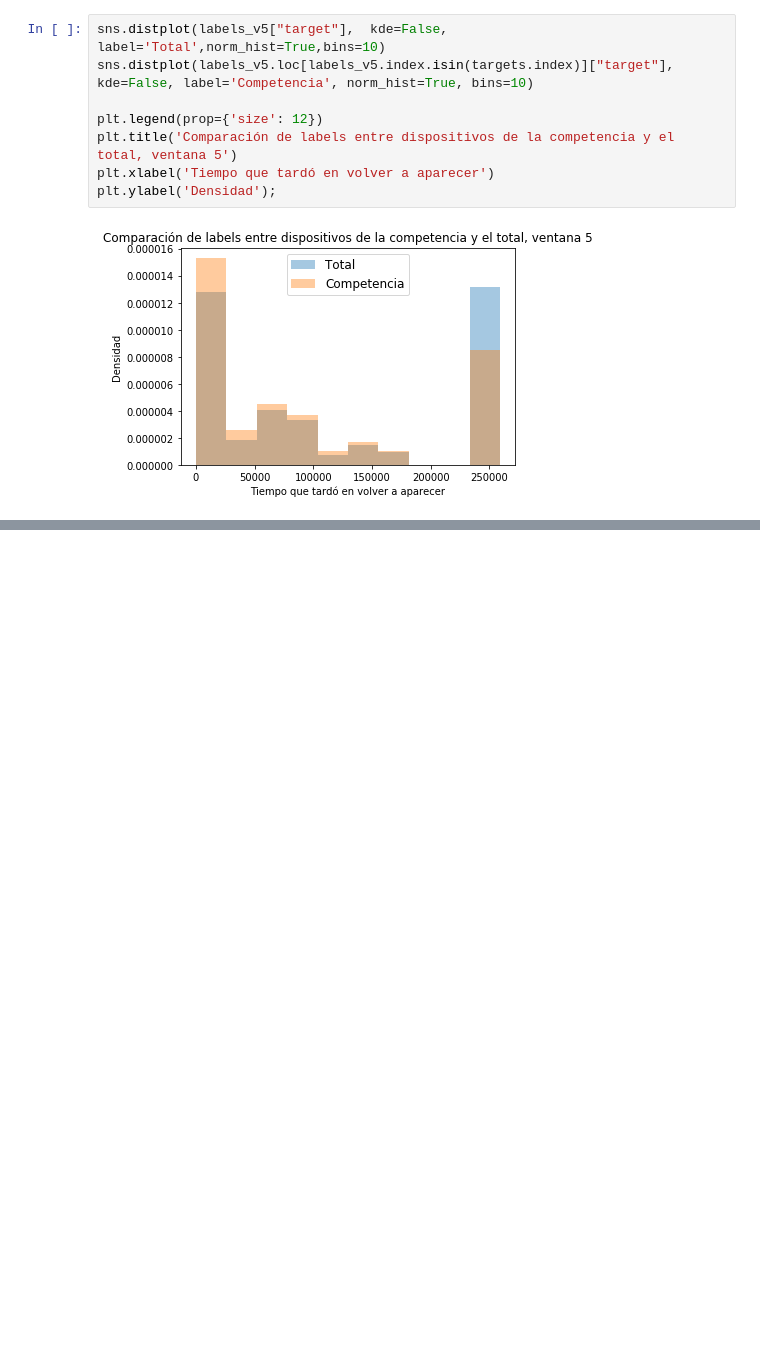
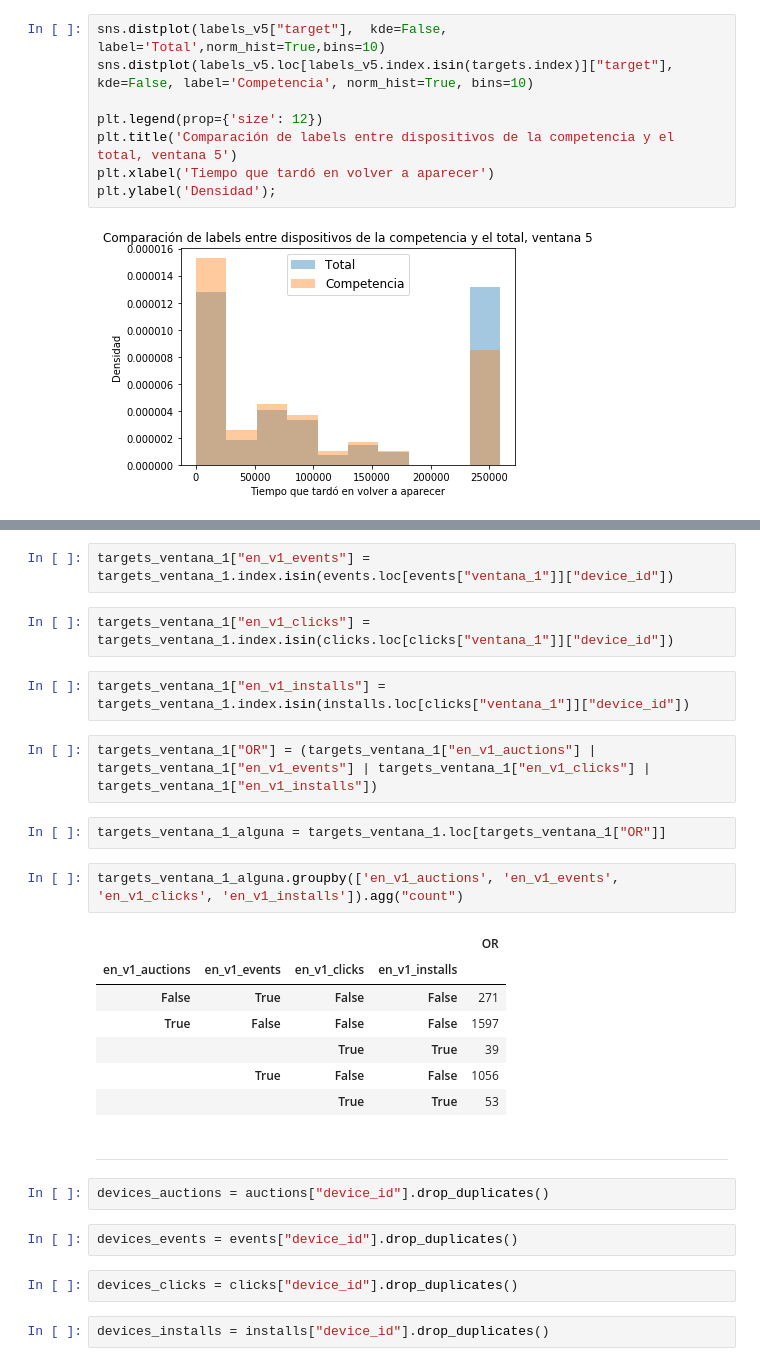
Before and after one commit to mateoicalvo/7506, a Jupyter notebook: tp2/modelo/feature_engineering/solo_competencia/features_solo_targets_competencia.ipynb, the cells around one changed output, grey strips where cells are left out. Cells and saved outputs as stored; diff of their text form; blank space fills up the shorter version.

```diff
--- a/tp2/modelo/feature_engineering/solo_competencia/features_solo_targets_competencia.ipynb
+++ b/tp2/modelo/feature_engineering/solo_competencia/features_solo_targets_competencia.ipynb
@@ -87,0 +147,30 @@ plt.ylabel('Densidad');
+# %%
+targets_ventana_1["en_v1_events"] = targets_ventana_1.index.isin(events.loc[events["ventana_1"]]["device_id"])
+# %%
+targets_ventana_1["en_v1_clicks"] = targets_ventana_1.index.isin(clicks.loc[clicks["ventana_1"]]["device_id"])
+# %%
+targets_ventana_1["en_v1_installs"] = targets_ventana_1.index.isin(installs.loc[clicks["ventana_1"]]["device_id"])
+# %%
+targets_ventana_1["OR"] = (targets_ventana_1["en_v1_auctions"] | targets_ventana_1["en_v1_events"] | targets_ventana_1["en_v1_clicks"] | targets_ventana_1["en_v1_installs"])
+# %%
+targets_ventana_1_alguna = targets_ventana_1.loc[targets_ventana_1["OR"]]
+# %%
+targets_ventana_1_alguna.groupby(['en_v1_auctions', 'en_v1_events', 'en_v1_clicks', 'en_v1_installs']).agg("count")
+# %% [output]
+|  |  |  |  | OR |
+| en_v1_auctions | en_v1_events | en_v1_clicks | en_v1_installs |  |
+| False | True | False | False | 271 |
+| True | False | False | False | 1597 |
+|  |  | True | True | 39 |
+|  | True | False | False | 1056 |
+|  |  | True | True | 53 |
+# %% [markdown]
+---
+# %%
+devices_auctions = auctions["device_id"].drop_duplicates()
+# %%
+devices_events = events["device_id"].drop_duplicates()
+# %%
+devices_clicks = clicks["device_id"].drop_duplicates()
+# %%
+devices_installs = installs["device_id"].drop_duplicates()
```
Also changed, not shown: parts of 36 cells of this notebook.
